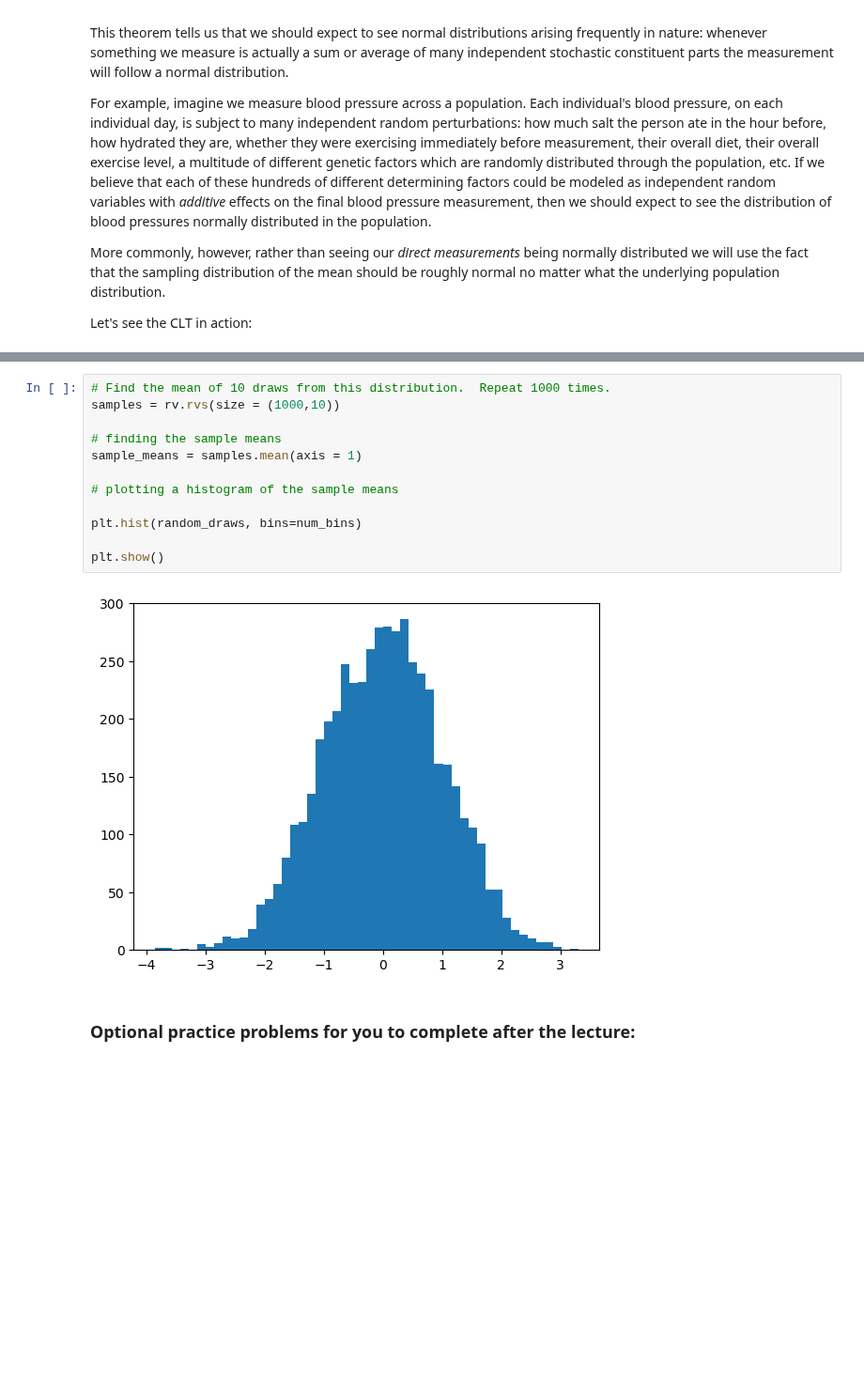
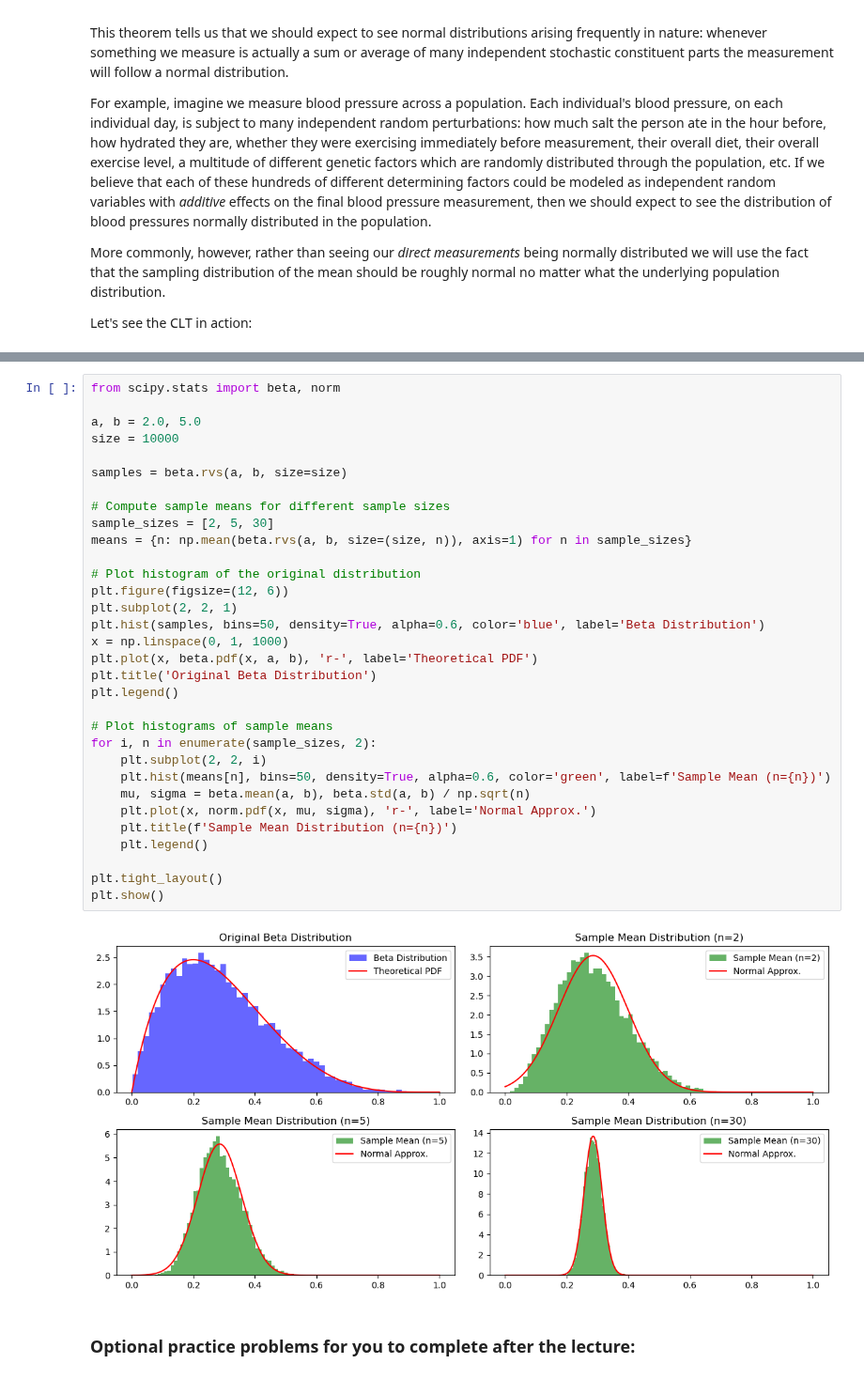
Before and after one commit to navidbahadoran/data-science-spring-2025, a Jupyter notebook: 02_regression_I/lecture/1_Normal_Distribution_Complete.ipynb, the cells around one changed output, grey strips where cells are left out. Shown at 94% size. Drawn from its saved outputs; the diff is of its cells as text; blank space fills up the shorter version.

```diff
--- a/02_regression_I/lecture/1_Normal_Distribution_Complete.ipynb
+++ b/02_regression_I/lecture/1_Normal_Distribution_Complete.ipynb
@@ -245,17 +235,37 @@ plt.show()
-# %%
-# Find the mean of 10 draws from this distribution.  Repeat 1000 times.
-samples = rv.rvs(size = (1000,10))
-
-# finding the sample means
-sample_means = samples.mean(axis = 1)
-
-# plotting a histogram of the sample means
-
-plt.hist(random_draws, bins=num_bins)
-
-plt.show()
-# %% [output]
-[figure, removed]
+# %%
+from scipy.stats import beta, norm
+
+a, b = 2.0, 5.0
+size = 10000
+
+samples = beta.rvs(a, b, size=size)
+
+# Compute sample means for different sample sizes
+sample_sizes = [2, 5, 30]
+means = {n: np.mean(beta.rvs(a, b, size=(size, n)), axis=1) for n in sample_sizes}
+
+# Plot histogram of the original distribution
+plt.figure(figsize=(12, 6))
+plt.subplot(2, 2, 1)
+plt.hist(samples, bins=50, density=True, alpha=0.6, color='blue', label='Beta Distribution')
+x = np.linspace(0, 1, 1000)
+plt.plot(x, beta.pdf(x, a, b), 'r-', label='Theoretical PDF')
+plt.title('Original Beta Distribution')
+plt.legend()
+
+# Plot histograms of sample means
+for i, n in enumerate(sample_sizes, 2):
+    plt.subplot(2, 2, i)
+    plt.hist(means[n], bins=50, density=True, alpha=0.6, color='green', label=f'Sample Mean (n={n})')
+    mu, sigma = beta.mean(a, b), beta.std(a, b) / np.sqrt(n)
+    plt.plot(x, norm.pdf(x, mu, sigma), 'r-', label='Normal Approx.')
+    plt.title(f'Sample Mean Distribution (n={n})')
+    plt.legend()
+
+plt.tight_layout()
+plt.show()
+# %% [output]
+[figure, added]
 # %% [markdown]
 ### Optional practice problems for you to complete after the lecture:
 # %%
```
Also changed, not shown: parts of 5 cells of this notebook, 1 other file.
